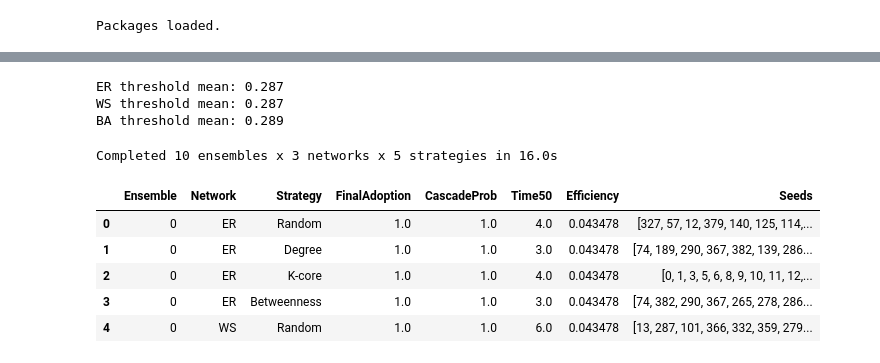
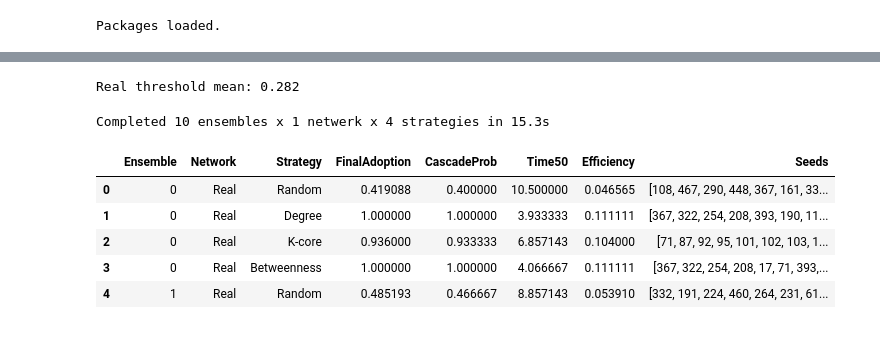
Before and after one commit to LarsYrjan/MBDM, a Jupyter notebook: Week 3 - Dynamics on Networks/Assignment2_LarsvandenHeuvel_16433114.ipynb, the cells around one changed output, grey strips where cells are left out. Drawn from its saved outputs; the diff is of its cells as text; code cells hidden in the pictures.

```diff
--- a/Week 3 - Dynamics on Networks/Assignment2_LarsvandenHeuvel_16433114.ipynb
+++ b/Week 3 - Dynamics on Networks/Assignment2_LarsvandenHeuvel_16433114.ipynb
@@ -51,8 +51,8 @@ Packages loaded.
 # %%
 # Parameters
 N = G.number_of_nodes()  # Number of nodes in the network
-k_avg = 6 #dont think this is used
-B = int(0.05 * N) #5% of
+#k_avg = 6 #dont think this is used
+B = int(0.02 * N) #10% of
 ENSEMBLES = 10 # Number of ensemble simulations to run
 RUNS_PER_SETTING = 15 # Number of simulation runs for each threshold setting
 
@@ -74,19 +130,10 @@ N=475, B=23, ENSEMBLES=10, RUNS_PER_SETTING=15
 # Each network is generated with a specified number of nodes (N) and average degree (k_avg)
 # The seed_base parameter is used to ensure different random networks are generated each time the function is called
 def build_networks(N, k_avg, seed_base=0):
-    p_er = k_avg / (N - 1)
-    G_er = nx.erdos_renyi_graph(N, p_er, seed=seed_base + 1)
 
-    k_ws = max(2, int(round(k_avg)))
-    if k_ws % 2 == 1:
-        k_ws += 1
-    p_ws = 0.1
-    G_ws = nx.watts_strogatz_graph(N, k_ws, p_ws, seed=seed_base + 2)
+    G = create_network_from_adj_list(adj_list)
 
-    m_ba = max(1, int(k_avg // 2))
-    G_ba = nx.barabasi_albert_graph(N, m_ba, seed=seed_base + 3)
-
-    return {'ER': G_er, 'WS': G_ws, 'BA': G_ba}
+    return {'Real': G}
 
 graphs = build_networks(N, k_avg, seed_base=RANDOM_SEED)
 {name: (G.number_of_nodes(), G.number_of_edges()) for name, G in graphs.items()}
@@ -94,0 +145,7 @@ graphs = build_networks(N, k_avg, seed_base=RANDOM_SEED)
+# %%
+# Create real graph from adjacency list
+G = create_network_from_adj_list(adj_list)
+
+print("REAL graph loaded")
+print("Nodes:", G.number_of_nodes())
+print("Edges:", G.number_of_edges())
@@ -97,7 +212,7 @@ graphs = build_networks(N, k_avg, seed_base=RANDOM_SEED)
 # The threshold mode determines how the threshold values are generated
 # Each node samples a threshold value from a specified distribution (defined by mode)
 # The phi_mean and phi_std parameters are used to control the mean and standard deviation of the normal distribution
-def draw_thresholds(G, mode='uniform', phi_mean=0.3, phi_std=0.1):
+def draw_thresholds(G, mode='beta', phi_mean=0.3, phi_std=0.1):
     if mode == 'uniform':
         return {n: np.random.uniform(0, 1) for n in G}
     if mode == 'beta':
@@ -118,9 +233,7 @@ for name, G in graphs.items():
     arr = np.array(list(th.values()))
     print(name, "threshold mean:", round(arr.mean(), 3))
 # %% [output]
-ER threshold mean: 0.287
-WS threshold mean: 0.287
-BA threshold mean: 0.289
+Real threshold mean: 0.282
 # %%
 # This function simulates the threshold dynamics on a graph G
 # The function takes as input the graph G, a list of seed nodes (seeds), a dictionary of threshold values (thresholds), and the maximum number of steps (max_steps)
@@ -291,25 +403,24 @@ def run_experiments(N, k_avg, ensembles=5, runs_per_setting=10, threshold_mode='
 # %%
-df_results = run_experiments(
-    N=N,
-    k_avg=k_avg,
+df_results = run_experiments_corrected(
+    G_real=G,
     ensembles=ENSEMBLES,
     runs_per_setting=RUNS_PER_SETTING,
     threshold_mode=THRESHOLD_MODE,
     phi_mean=PHI_MEAN,
     phi_std=PHI_STD,
     B=B,
     max_steps=MAX_STEPS,
     #greedy_R=GREEDY_R
 )
 df_results.head()
 # %% [output]
-Completed 10 ensembles x 3 networks x 5 strategies in 16.0s
+Completed 10 ensembles x 1 netwerk x 4 strategies in 15.3s
 |  | Ensemble | Network | Strategy | FinalAdoption | CascadeProb | Time50 | Efficiency | Seeds |
-| 0 | 0 | ER | Random | 1.0 | 1.0 | 4.0 | 0.043478 | [327, 57, 12, 379, 140, 125, 114,... |
-| 1 | 0 | ER | Degree | 1.0 | 1.0 | 3.0 | 0.043478 | [74, 189, 290, 367, 382, 139, 286... |
-| 2 | 0 | ER | K-core | 1.0 | 1.0 | 4.0 | 0.043478 | [0, 1, 3, 5, 6, 8, 9, 10, 11, 12,... |
-| 3 | 0 | ER | Betweenness | 1.0 | 1.0 | 3.0 | 0.043478 | [74, 382, 290, 367, 265, 278, 286... |
-| 4 | 0 | WS | Random | 1.0 | 1.0 | 6.0 | 0.043478 | [13, 287, 101, 366, 332, 359, 279... |
+| 0 | 0 | Real | Random | 0.419088 | 0.400000 | 10.500000 | 0.046565 | [108, 467, 290, 448, 367, 161, 33... |
+| 1 | 0 | Real | Degree | 1.000000 | 1.000000 | 3.933333 | 0.111111 | [367, 322, 254, 208, 393, 190, 11... |
+| 2 | 0 | Real | K-core | 0.936000 | 0.933333 | 6.857143 | 0.104000 | [71, 87, 92, 95, 101, 102, 103, 1... |
+| 3 | 0 | Real | Betweenness | 1.000000 | 1.000000 | 4.066667 | 0.111111 | [367, 322, 254, 208, 17, 71, 393,... |
+| 4 | 1 | Real | Random | 0.485193 | 0.466667 | 8.857143 | 0.053910 | [332, 191, 224, 460, 264, 231, 61... |
 # %%
 pivot_final = df_results.pivot_table(index='Strategy', columns='Network', values='FinalAdoption', aggfunc='mean')
 pivot_cascade = df_results.pivot_table(index='Strategy', columns='Network', values='CascadeProb', aggfunc='mean')
```
Also changed, not shown: parts of 16 cells of this notebook.
